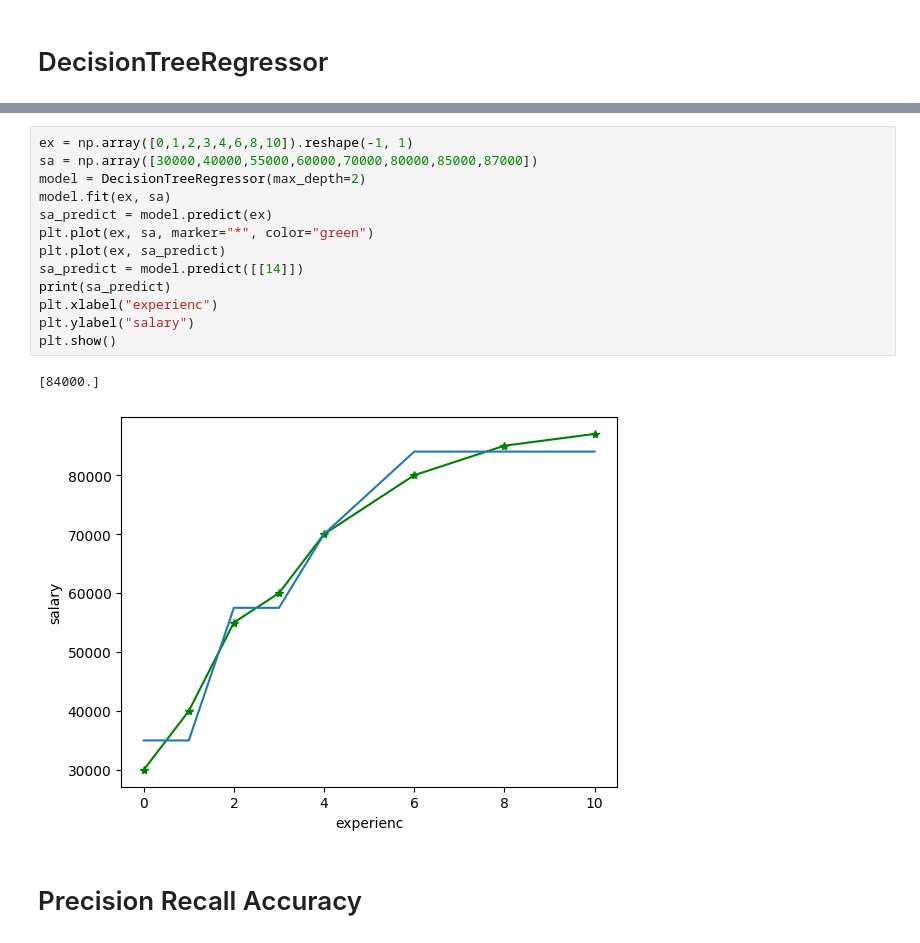
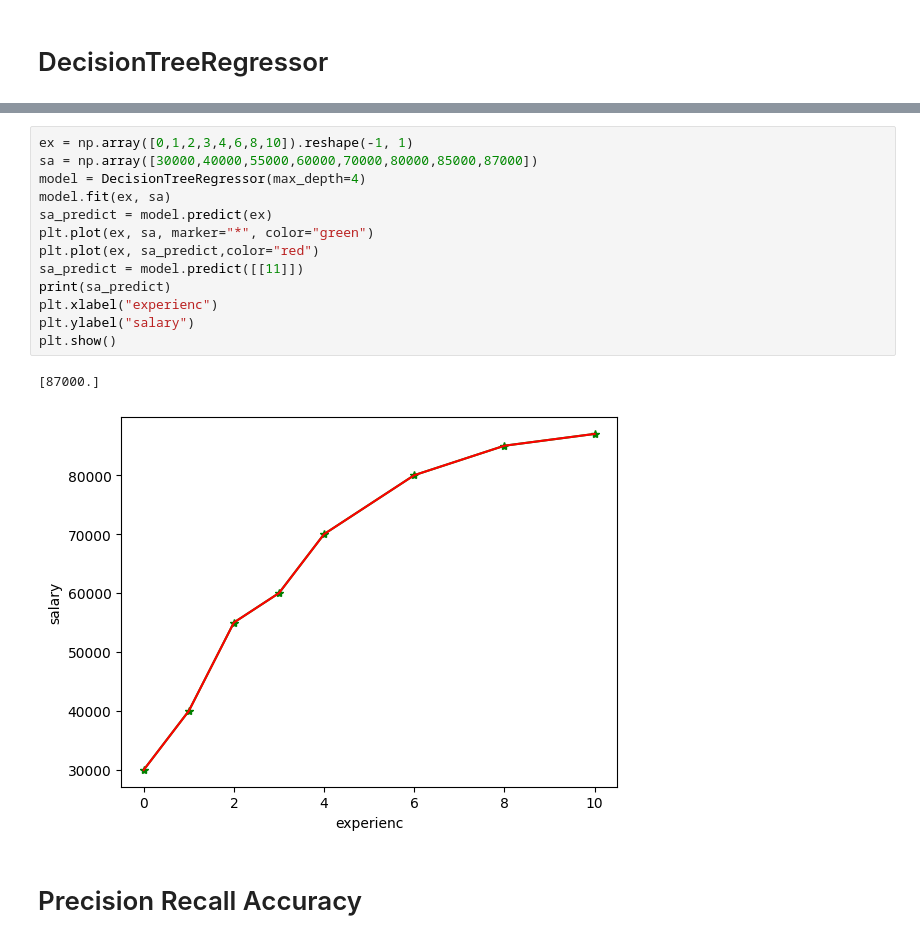
Before and after one commit to mohd-mortezazadeh/ML_Hub, a Jupyter notebook: Exercise/complete.ipynb, the cells around one changed output, grey strips where cells are left out. Cells and saved outputs as stored; diff of their text form.

```diff
--- a/Exercise/complete.ipynb
+++ b/Exercise/complete.ipynb
@@ -87,19 +102,19 @@ R^2 Score: nan
 # %%
 ex = np.array([0,1,2,3,4,6,8,10]).reshape(-1, 1)
 sa = np.array([30000,40000,55000,60000,70000,80000,85000,87000])
-model = DecisionTreeRegressor(max_depth=2)
+model = DecisionTreeRegressor(max_depth=4)
 model.fit(ex, sa)
 sa_predict = model.predict(ex)
 plt.plot(ex, sa, marker="*", color="green")
-plt.plot(ex, sa_predict)
-sa_predict = model.predict([[14]])
+plt.plot(ex, sa_predict,color="red")
+sa_predict = model.predict([[11]])
 print(sa_predict)
 plt.xlabel("experienc")
 plt.ylabel("salary")
 plt.show()
 # %% [output]
-[84000.]
+[87000.]
-[figure, old version]
+[figure, new version]
 # %% [markdown]
 # Precision Recall Accuracy
 # %%
```
Also changed, not shown: parts of 21 cells of this notebook, 1 other file.
